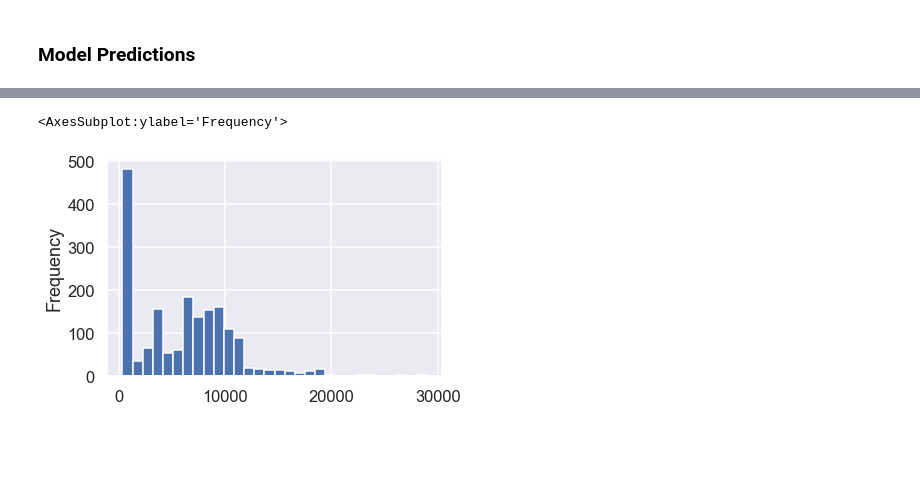
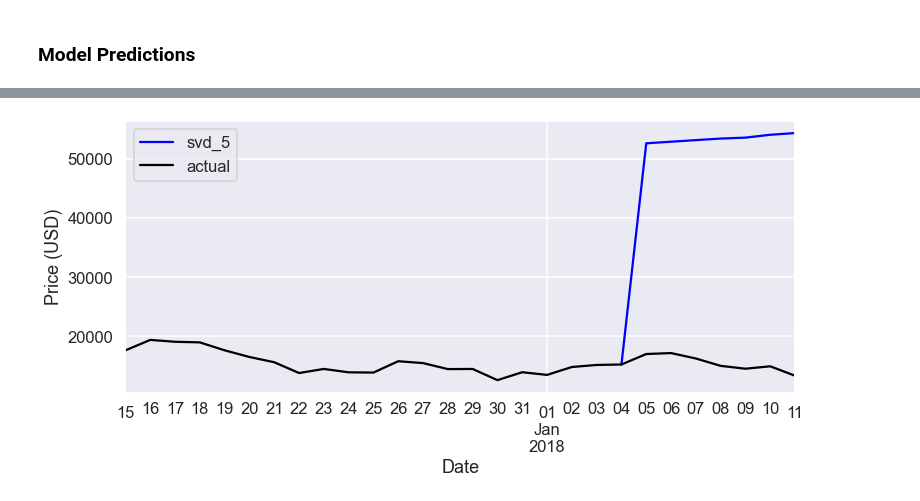
Before and after one commit to KaidenFrizu/recurrent-bitcoin-network, a Jupyter notebook: docs/Documentation.ipynb, the cells around one changed output, grey strips where cells are left out. Cells and saved outputs as stored; diff of their text form; code cells hidden in the pictures; blank space fills up the shorter version.

```diff
--- a/docs/Documentation.ipynb
+++ b/docs/Documentation.ipynb
@@ -478,5 +474,4 @@ fig, ax = svdmodel1.plot_predict('2017-12-15', color='blue', label='svd_5')
-# %%
-prices_train['close'].plot(kind='hist', bins=30)
-# %% [output]
-<AxesSubplot:ylabel='Frequency'>
-[figure, removed]
+# %%
+fig, ax = svdmodel2.plot_predict('2017-12-15', color='blue', label='svd_5')
+# %% [output]
+[figure, added]
```
Also changed, not shown: parts of 7 cells of this notebook.
